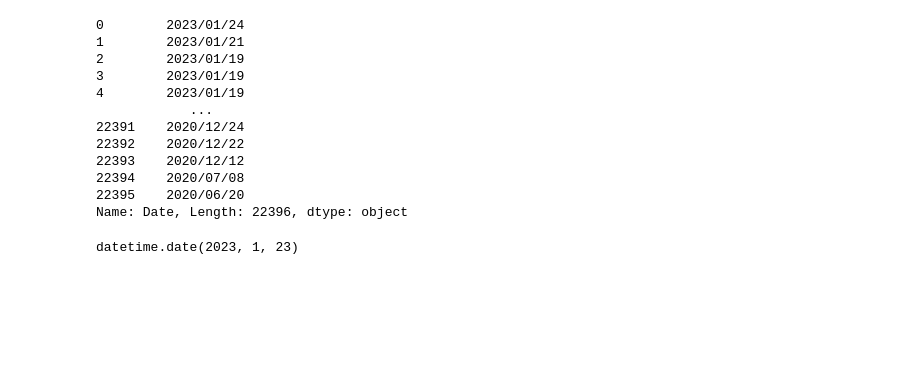
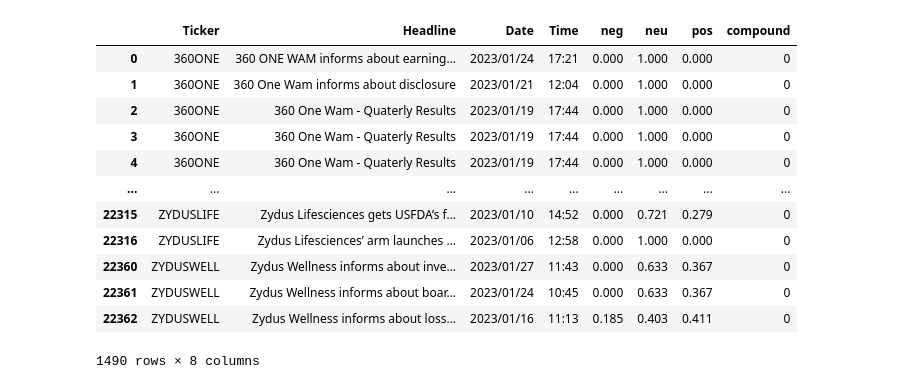
Before and after one commit to Shubxam/Nifty-500-Live-Sentiment-Analysis, a Jupyter notebook: playbook.ipynb, the cells around one changed output. Cells and saved outputs as stored; diff of their text form; code cells hidden in the pictures; blank space fills up the shorter version.

```diff
--- a/playbook.ipynb
+++ b/playbook.ipynb
@@ -15,23 +20,4 @@ articles_data = pd.read_csv('./datasets/NIFTY_500_Articles.csv', index_col=0)
 # %%
 #date and time filter variables
-date_interval = 7
+date_interval = 30
 cutoff_date = datetime.datetime.now().date() - datetime.timedelta(date_interval)
-# %%
-articles_data['Date']
-# %% [output]
-0        2023/01/24
-1        2023/01/21
-2        2023/01/19
-3        2023/01/19
-4        2023/01/19
-            ...
-22391    2020/12/24
-22392    2020/12/22
-22393    2020/12/12
-22394    2020/07/08
-22395    2020/06/20
-Name: Date, Length: 22396, dtype: object
-# %%
-cutoff_date < datetime.
-# %% [output]
-datetime.date(2023, 1, 23)
@@ -37,0 +29,16 @@ datetime.date(2023, 1, 23)
+# %%
+date_filter_article
+# %% [output]
+|  | Ticker | Headline | Date | Time | neg | neu | pos | compound |
+| 0 | 360ONE | 360 ONE WAM informs about earning... | 2023/01/24 | 17:21 | 0.000 | 1.000 | 0.000 | 0 |
+| 1 | 360ONE | 360 One Wam informs about disclosure | 2023/01/21 | 12:04 | 0.000 | 1.000 | 0.000 | 0 |
+| 2 | 360ONE | 360 One Wam - Quaterly Results | 2023/01/19 | 17:44 | 0.000 | 1.000 | 0.000 | 0 |
+| 3 | 360ONE | 360 One Wam - Quaterly Results | 2023/01/19 | 17:44 | 0.000 | 1.000 | 0.000 | 0 |
+| 4 | 360ONE | 360 One Wam - Quaterly Results | 2023/01/19 | 17:44 | 0.000 | 1.000 | 0.000 | 0 |
+| ... | ... | ... | ... | ... | ... | ... | ... | ... |
+| 22315 | ZYDUSLIFE | Zydus Lifesciences gets USFDA’s f... | 2023/01/10 | 14:52 | 0.000 | 0.721 | 0.279 | 0 |
+| 22316 | ZYDUSLIFE | Zydus Lifesciences’ arm launches ... | 2023/01/06 | 12:58 | 0.000 | 1.000 | 0.000 | 0 |
+| 22360 | ZYDUSWELL | Zydus Wellness informs about inve... | 2023/01/27 | 11:43 | 0.000 | 0.633 | 0.367 | 0 |
+| 22361 | ZYDUSWELL | Zydus Wellness informs about boar... | 2023/01/24 | 10:45 | 0.000 | 0.633 | 0.367 | 0 |
+| 22362 | ZYDUSWELL | Zydus Wellness informs about loss... | 2023/01/16 | 11:13 | 0.185 | 0.403 | 0.411 | 0 |
+1490 rows × 8 columns
```
Also changed, not shown: parts of 8 cells of this notebook, 1 other file.
